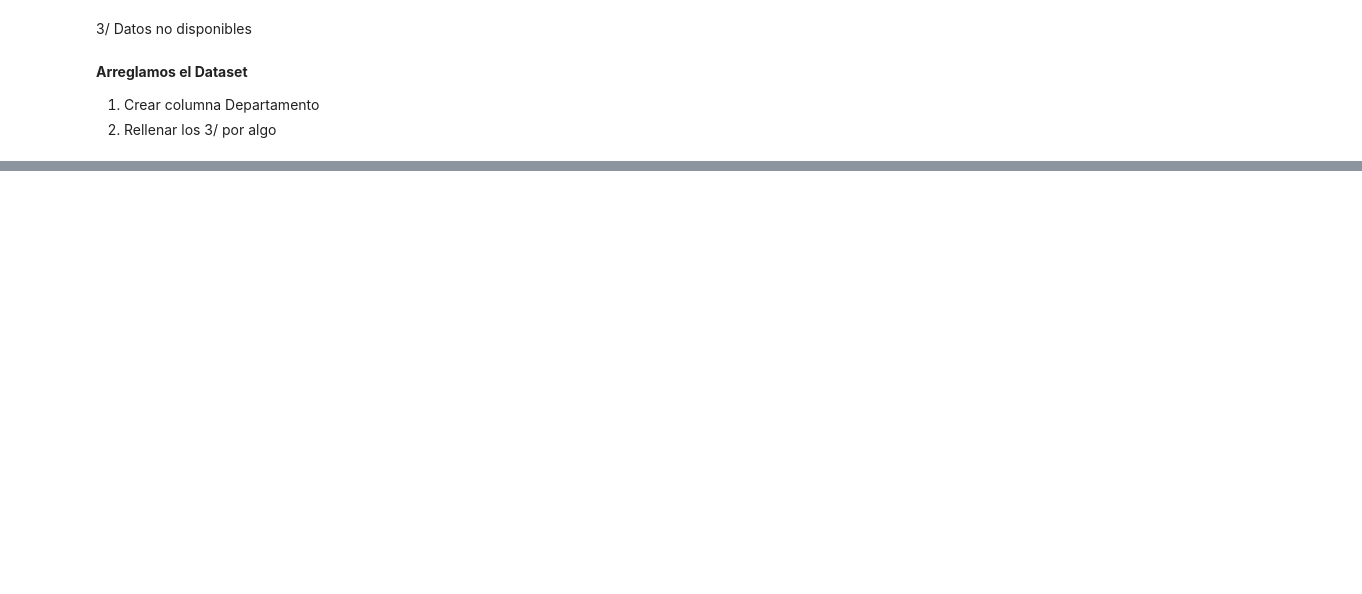
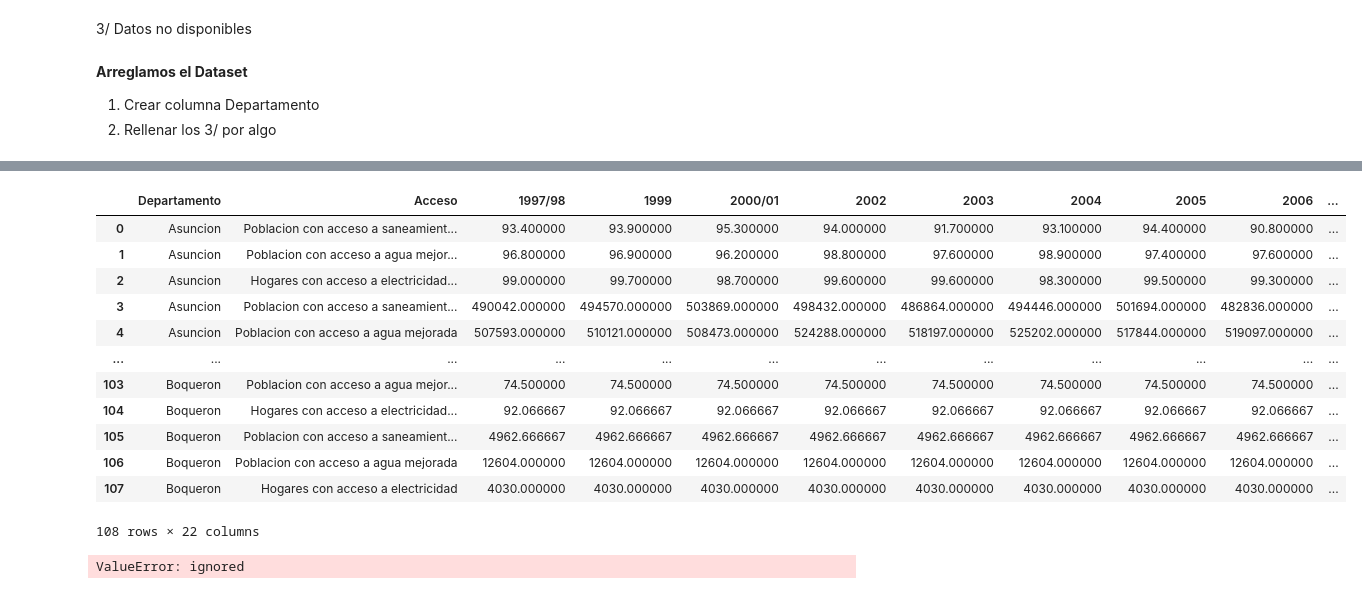
Before and after one commit to gmfv/Datasets, a Jupyter notebook: DatosArreglar_IA.ipynb, the cells around one changed output, grey strips where cells are left out. Saved outputs shown, nothing was run; the diff lists cells and outputs as text; code cells hidden in the pictures; blank space fills up the shorter version.

```diff
--- a/DatosArreglar_IA.ipynb
+++ b/DatosArreglar_IA.ipynb
@@ -54,0 +79,30 @@ range(0, 4)
+# %%
+copy_df=copy_df.drop(columns=['Promedio'])
+# %% [output]
+|  | Departamento | Acceso | 1997/98 | 1999 | 2000/01 | 2002 | 2003 | 2004 | 2005 | 2006 | ... |
+| 0 | Asuncion | Poblacion con acceso a saneamient... | 93.400000 | 93.900000 | 95.300000 | 94.000000 | 91.700000 | 93.100000 | 94.400000 | 90.800000 | ... |
+| 1 | Asuncion | Poblacion con acceso a agua mejor... | 96.800000 | 96.900000 | 96.200000 | 98.800000 | 97.600000 | 98.900000 | 97.400000 | 97.600000 | ... |
+| 2 | Asuncion | Hogares con acceso a electricidad... | 99.000000 | 99.700000 | 98.700000 | 99.600000 | 99.600000 | 98.300000 | 99.500000 | 99.300000 | ... |
+| 3 | Asuncion | Poblacion con acceso a saneamient... | 490042.000000 | 494570.000000 | 503869.000000 | 498432.000000 | 486864.000000 | 494446.000000 | 501694.000000 | 482836.000000 | ... |
+| 4 | Asuncion | Poblacion con acceso a agua mejorada | 507593.000000 | 510121.000000 | 508473.000000 | 524288.000000 | 518197.000000 | 525202.000000 | 517844.000000 | 519097.000000 | ... |
+| ... | ... | ... | ... | ... | ... | ... | ... | ... | ... | ... | ... |
+| 103 | Boqueron | Poblacion con acceso a agua mejor... | 74.500000 | 74.500000 | 74.500000 | 74.500000 | 74.500000 | 74.500000 | 74.500000 | 74.500000 | ... |
+| 104 | Boqueron | Hogares con acceso a electricidad... | 92.066667 | 92.066667 | 92.066667 | 92.066667 | 92.066667 | 92.066667 | 92.066667 | 92.066667 | ... |
+| 105 | Boqueron | Poblacion con acceso a saneamient... | 4962.666667 | 4962.666667 | 4962.666667 | 4962.666667 | 4962.666667 | 4962.666667 | 4962.666667 | 4962.666667 | ... |
+| 106 | Boqueron | Poblacion con acceso a agua mejorada | 12604.000000 | 12604.000000 | 12604.000000 | 12604.000000 | 12604.000000 | 12604.000000 | 12604.000000 | 12604.000000 | ... |
+| 107 | Boqueron | Hogares con acceso a electricidad | 4030.000000 | 4030.000000 | 4030.000000 | 4030.000000 | 4030.000000 | 4030.000000 | 4030.000000 | 4030.000000 | ... |
+108 rows × 22 columns
+# %%
+date_time = pd.to_datetime(copy_df.columns[5::], format='%Y')
+
+plot_cols = copy_df.columns[5::]
+plot_features = copy_df[plot_cols]
+plot_features.index = date_time
+_ = plot_features.plot(subplots=True)
+
+plot_features = df[plot_cols]
+plot_features.index = date_time
+_ = plot_features.plot(subplots=True)
+#plot_features
+# %% [output]
+ValueError: ignored
```
Also changed, not shown: parts of 7 cells of this notebook.
